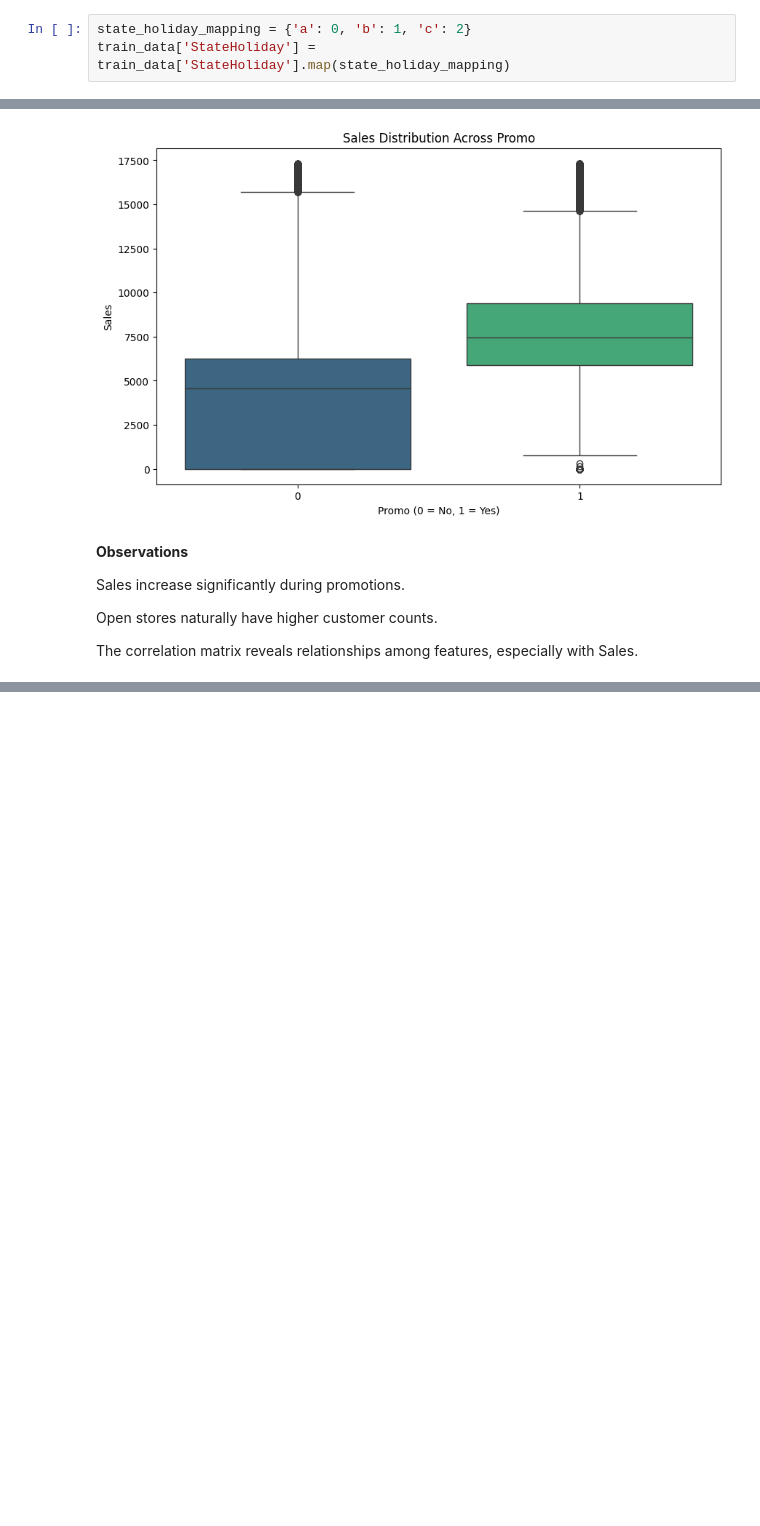
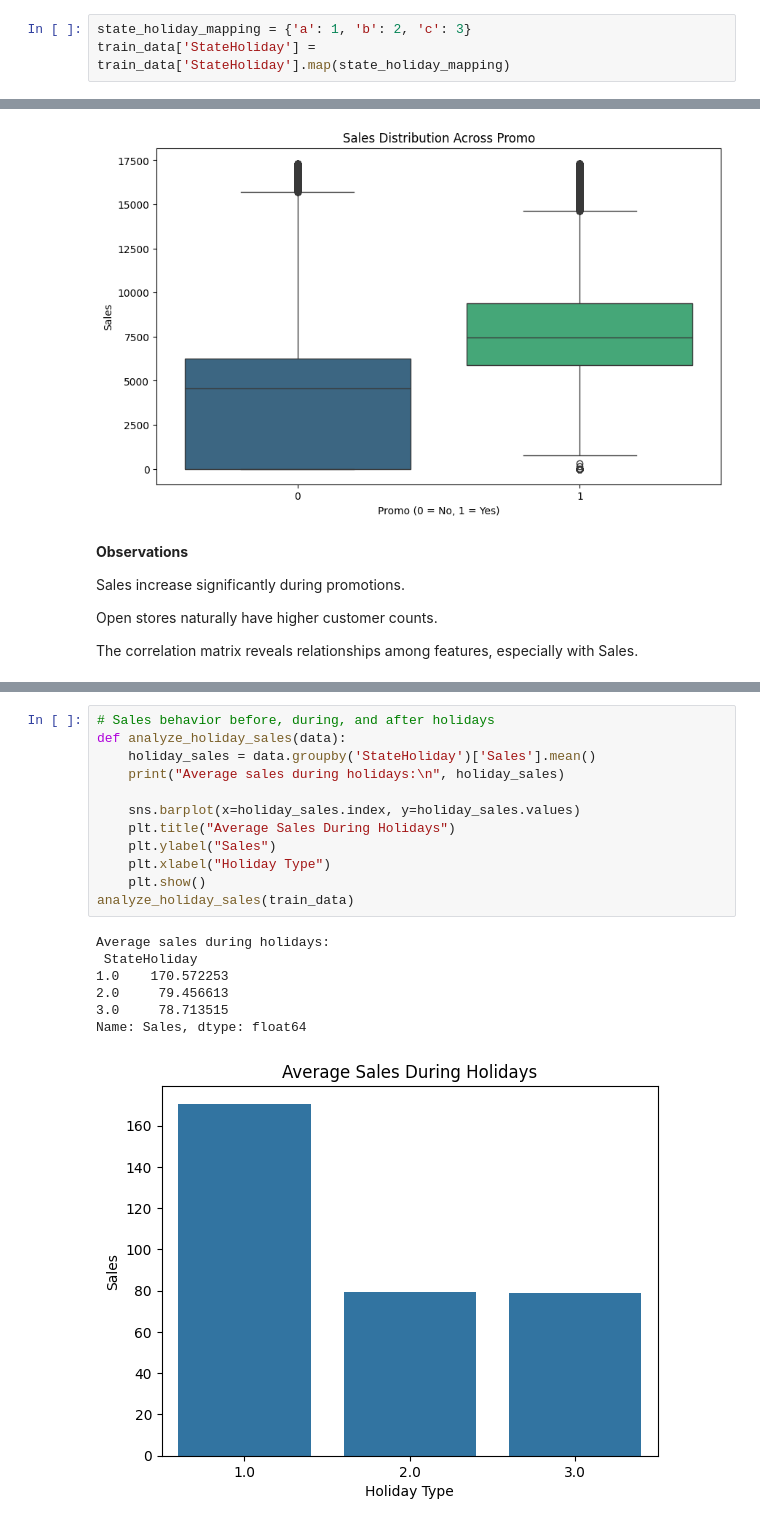
Before and after one commit to hiwothadush/store-sales-analysis, a Jupyter notebook: notebooks/main.ipynb, the cells around one changed output, grey strips where cells are left out. Saved outputs shown, nothing was run; the diff lists cells and outputs as text; blank space fills up the shorter version.

```diff
--- a/notebooks/main.ipynb
+++ b/notebooks/main.ipynb
@@ -173,7 +173,7 @@ for col in ['DayOfWeek', 'Open', 'Promo', 'StateHoliday', 'SchoolHoliday']:
 # %% [output]
 Warning: Column 'StateHoliday' contains non-numeric values.
 # %%
-state_holiday_mapping = {'a': 0, 'b': 1, 'c': 2}
+state_holiday_mapping = {'a': 1, 'b': 2, 'c': 3}
 train_data['StateHoliday'] = train_data['StateHoliday'].map(state_holiday_mapping)
 # %%
 correlation_matrix = train_data.corr()
@@ -243,0 +235,20 @@ KeyError: "The following id_vars or value_vars are not present in the DataFrame:
+# %%
+# Sales behavior before, during, and after holidays
+def analyze_holiday_sales(data):
+    holiday_sales = data.groupby('StateHoliday')['Sales'].mean()
+    print("Average sales during holidays:\n", holiday_sales)
+
+    sns.barplot(x=holiday_sales.index, y=holiday_sales.values)
+    plt.title("Average Sales During Holidays")
+    plt.ylabel("Sales")
+    plt.xlabel("Holiday Type")
+    plt.show()
+analyze_holiday_sales(train_data)
+# %% [output]
+Average sales during holidays:
+ StateHoliday
+1.0    170.572253
+2.0     79.456613
+3.0     78.713515
+Name: Sales, dtype: float64
+[figure, added]
```
Also changed, not shown: parts of 15 cells of this notebook.
